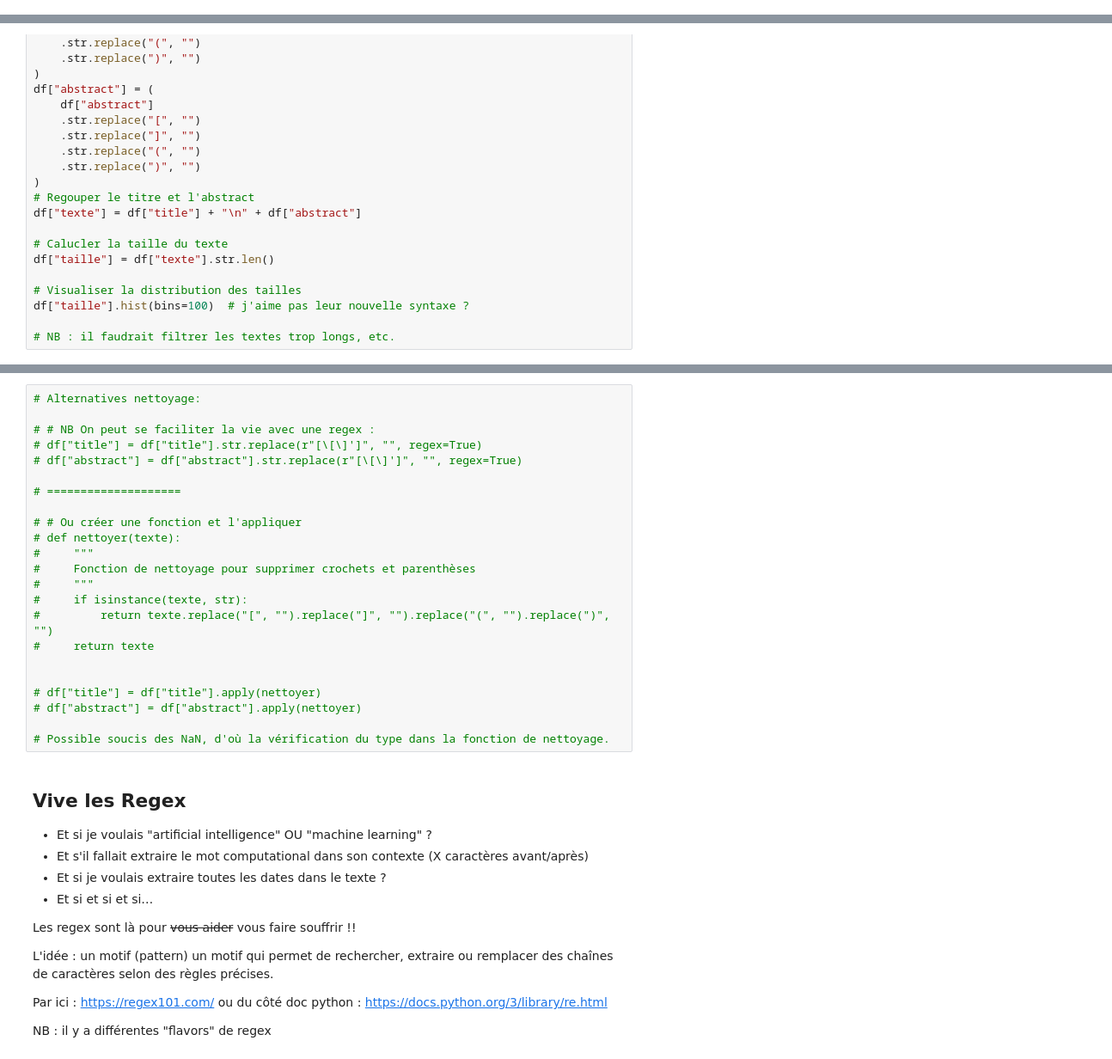
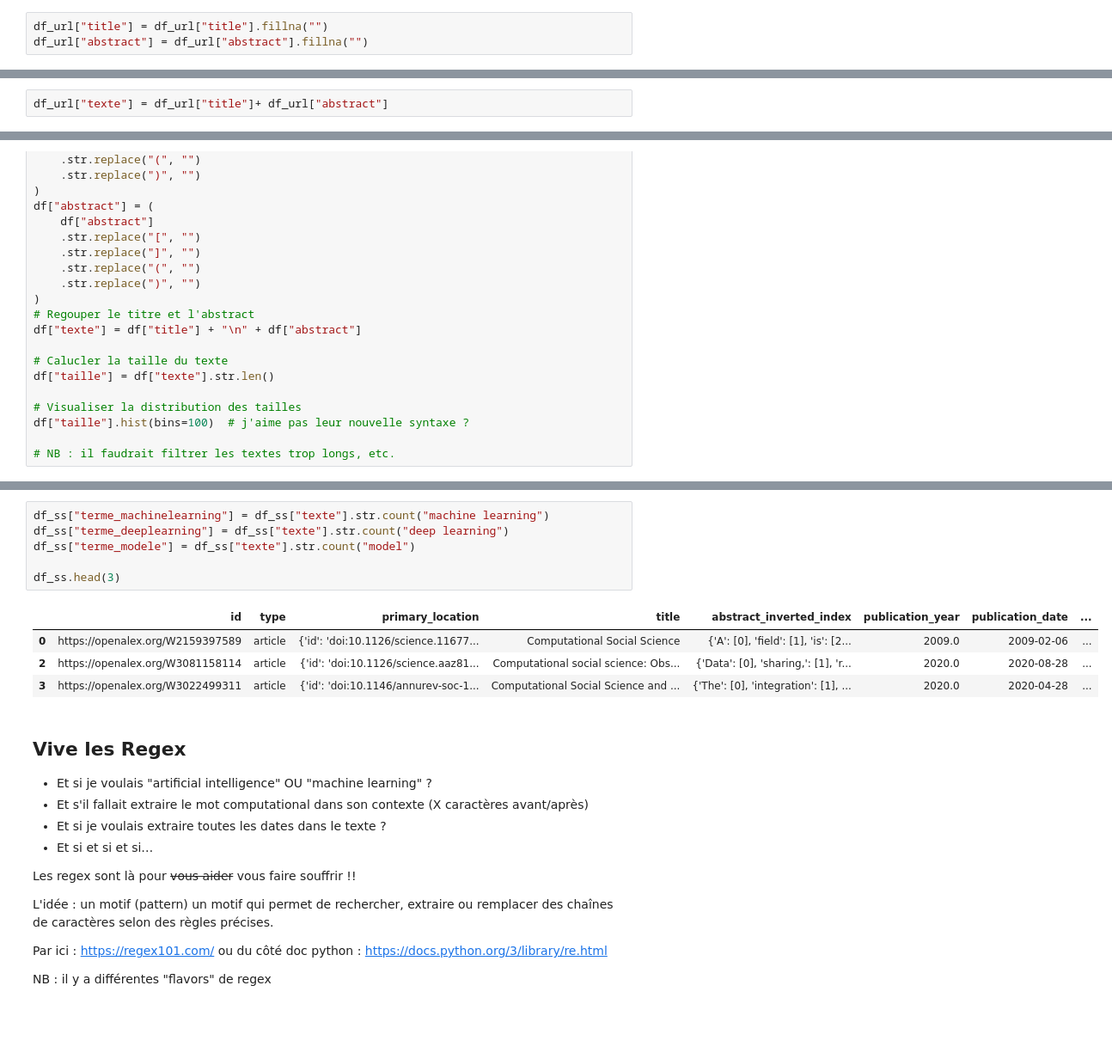
Before and after one commit to pyshs/URFIST-Lyon-2026, a Jupyter notebook: notebooks/NLP/1 Pandas pour les données tabulaires.ipynb, the cells around one changed output, grey strips where cells are left out. Shown at 86% size. Drawn from its saved outputs; the diff is of its cells as text; blank space fills up the shorter version.

```diff
--- a/notebooks/NLP/1 Pandas pour les données tabulaires.ipynb
+++ b/notebooks/NLP/1 Pandas pour les données tabulaires.ipynb
@@ -104,0 +172,3 @@ df_url = pd.read_csv(data_url)
+# %%
+df_url["title"] = df_url["title"].fillna("")
+df_url["abstract"] = df_url["abstract"].fillna("")
@@ -104,0 +177,2 @@ df_url = pd.read_csv(data_url)
+# %%
+df_url["texte"] = df_url["title"]+ df_url["abstract"]
@@ -168,26 +267,14 @@ df.groupby("ML")["nb_computational"].describe().T  # T pour transposer
-# %%
-# Alternatives nettoyage:
-
-# # NB On peut se faciliter la vie avec une regex :
-# df["title"] = df["title"].str.replace(r"[\[\]']", "", regex=True)
-# df["abstract"] = df["abstract"].str.replace(r"[\[\]']", "", regex=True)
-
-# ====================
-
-# # Ou créer une fonction et l'appliquer
-# def nettoyer(texte):
-#     """
-#     Fonction de nettoyage pour supprimer crochets et parenthèses
-#     """
-#     if isinstance(texte, str):
-#         return texte.replace("[", "").replace("]", "").replace("(", "").replace(")", "")
-#     return texte
-
-
-# df["title"] = df["title"].apply(nettoyer)
-# df["abstract"] = df["abstract"].apply(nettoyer)
-
-# Possible soucis des NaN, d'où la vérification du type dans la fonction de nettoyage.
+# %%
+df_ss["terme_machinelearning"] = df_ss["texte"].str.count("machine learning")
+df_ss["terme_deeplearning"] = df_ss["texte"].str.count("deep learning")
+df_ss["terme_modele"] = df_ss["texte"].str.count("model")
+
+df_ss.head(3)
+# %% [output]
+|  | id | type | primary_location | title | abstract_inverted_index | publication_year | publication_date | ... |
+| 0 | https://openalex.org/W2159397589 | article | {'id': 'doi:10.1126/science.11677... | Computational Social Science | {'A': [0], 'field': [1], 'is': [2... | 2009.0 | 2009-02-06 | ... |
+| 2 | https://openalex.org/W3081158114 | article | {'id': 'doi:10.1126/science.aaz81... | Computational social science: Obs... | {'Data': [0], 'sharing,': [1], 'r... | 2020.0 | 2020-08-28 | ... |
+| 3 | https://openalex.org/W3022499311 | article | {'id': 'doi:10.1146/annurev-soc-1... | Computational Social Science and ... | {'The': [0], 'integration': [1], ... | 2020.0 | 2020-04-28 | ... |
 # %% [markdown]
 ## Vive les Regex
 
```
Also changed, not shown: parts of 28 cells of this notebook, 1 other file.
